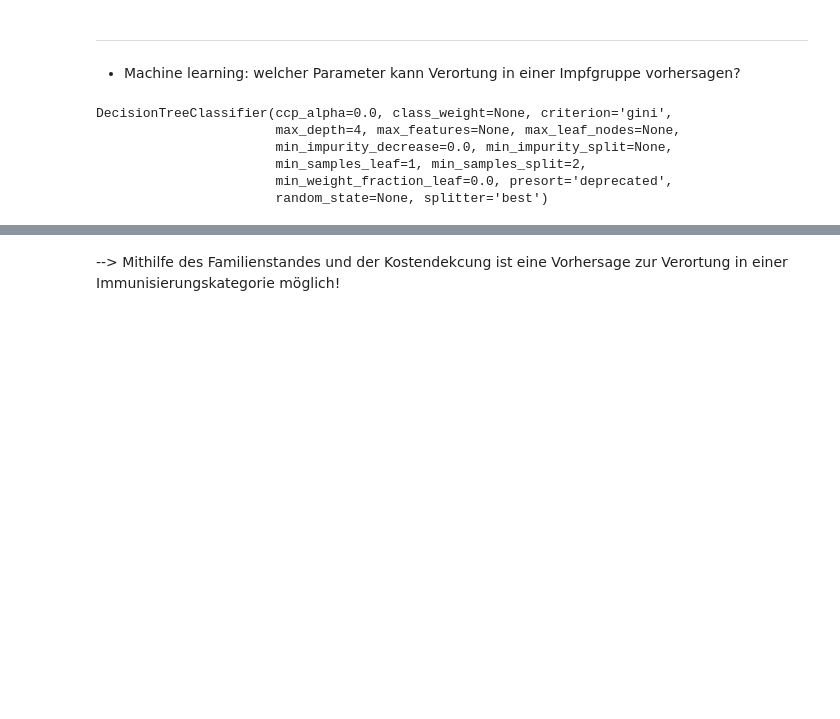
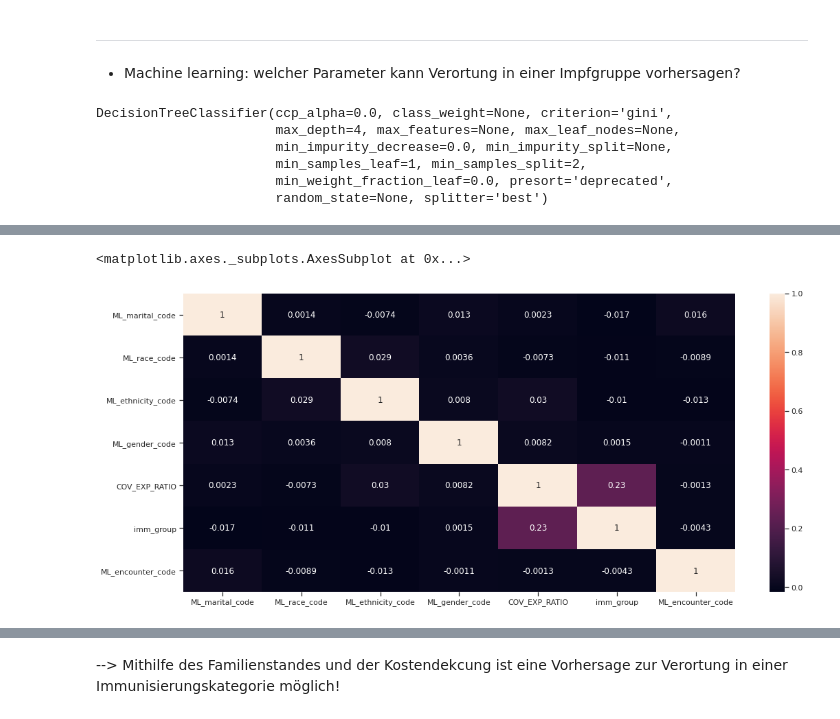
Before and after one commit to Fuenfgeld/ATeamDatenmanagementUndArchivierung, a Jupyter notebook: IMECOS_master.ipynb, the cells around one changed output, grey strips where cells are left out. Saved outputs shown, nothing was run; the diff lists cells and outputs as text; code cells hidden in the pictures; blank space fills up the shorter version.

```diff
--- a/IMECOS_master.ipynb
+++ b/IMECOS_master.ipynb
@@ -454,0 +465,9 @@ graph
+# %%
+# Generating the correlating matrix
+corr = pat_imm.corr()
+plt.figure(figsize=(18, 8))
+# Generating the correlation heat-map (seaborn = sns)
+sns.heatmap(corr, annot=True)
+# %% [output]
+<matplotlib.axes._subplots.AxesSubplot at 0x...>
+[figure, added]
```
Also changed, not shown: parts of 20 cells of this notebook.
